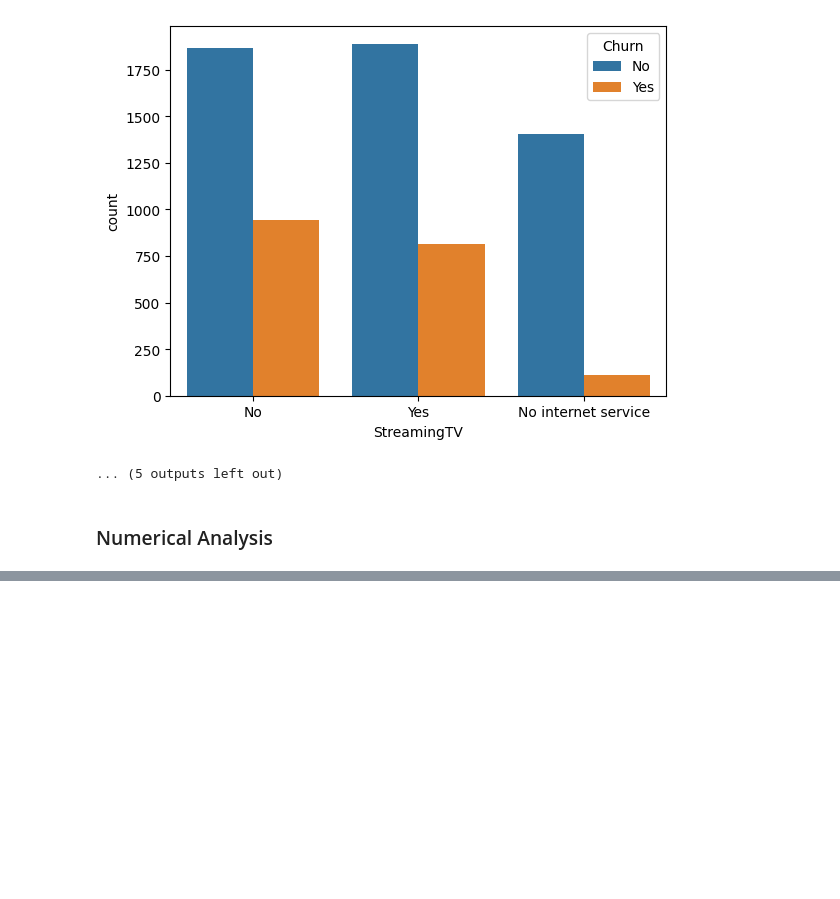
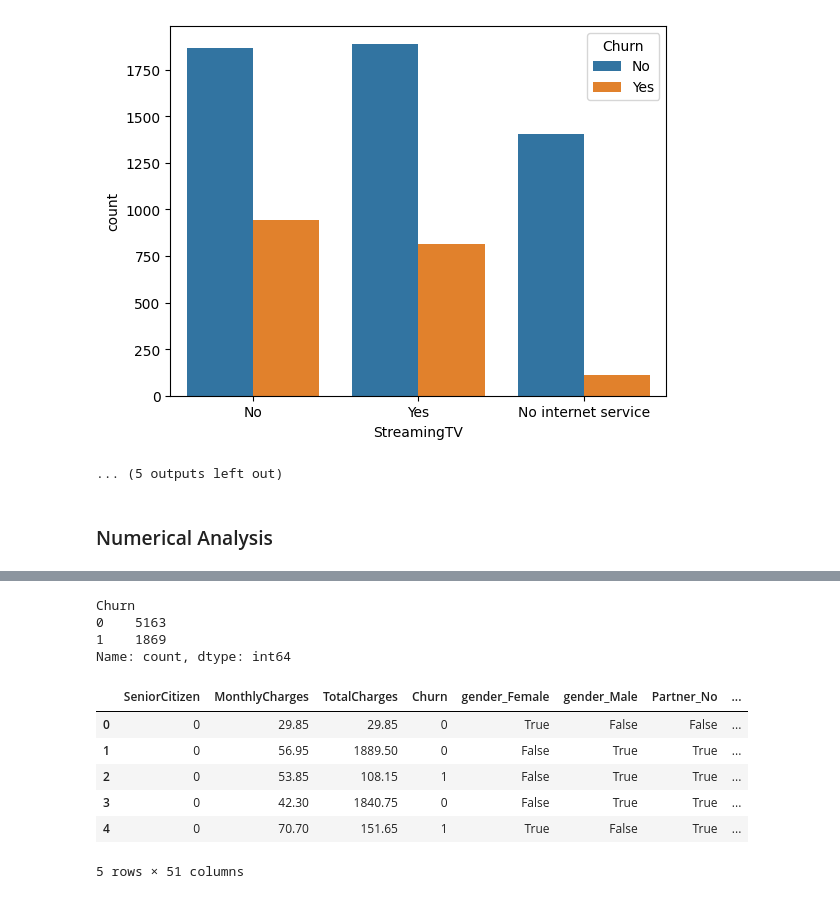
Before and after one commit to srsimonson/exploratory-data-analysis, a Jupyter notebook: customer_churn.ipynb, the cells around one changed output, grey strips where cells are left out. Cells and saved outputs as stored; diff of their text form; code cells hidden in the pictures; blank space fills up the shorter version.

Commit message:
create dummy columns

```diff
--- a/customer_churn.ipynb
+++ b/customer_churn.ipynb
@@ -249,0 +277,25 @@ for i, predictor in enumerate(new_df.drop(columns=['Churn', 'TotalCharges', 'Mon
+# %%
+# convert target variable Churn into binary
+
+# new_df['Churn'] = np.where(new_df.Churn == 'Yes', 1,0)
+# new_df['Churn'] = new_df['Churn'].map({'Yes': 1, 'No': 0})
+
+new_df['Churn'].value_counts()
+# df.head(20)
+# %% [output]
+Churn
+0    5163
+1    1869
+Name: count, dtype: int64
+# %%
+# Convert all to dummies
+new_df_dummies = pd.get_dummies(new_df)
+new_df_dummies.head()
+# %% [output]
+|  | SeniorCitizen | MonthlyCharges | TotalCharges | Churn | gender_Female | gender_Male | Partner_No | ... |
+| 0 | 0 | 29.85 | 29.85 | 0 | True | False | False | ... |
+| 1 | 0 | 56.95 | 1889.50 | 0 | False | True | True | ... |
+| 2 | 0 | 53.85 | 108.15 | 1 | False | True | True | ... |
+| 3 | 0 | 42.30 | 1840.75 | 0 | False | True | True | ... |
+| 4 | 0 | 70.70 | 151.65 | 1 | True | False | True | ... |
+5 rows × 51 columns
```
Also changed, not shown: parts of 5 cells of this notebook.
